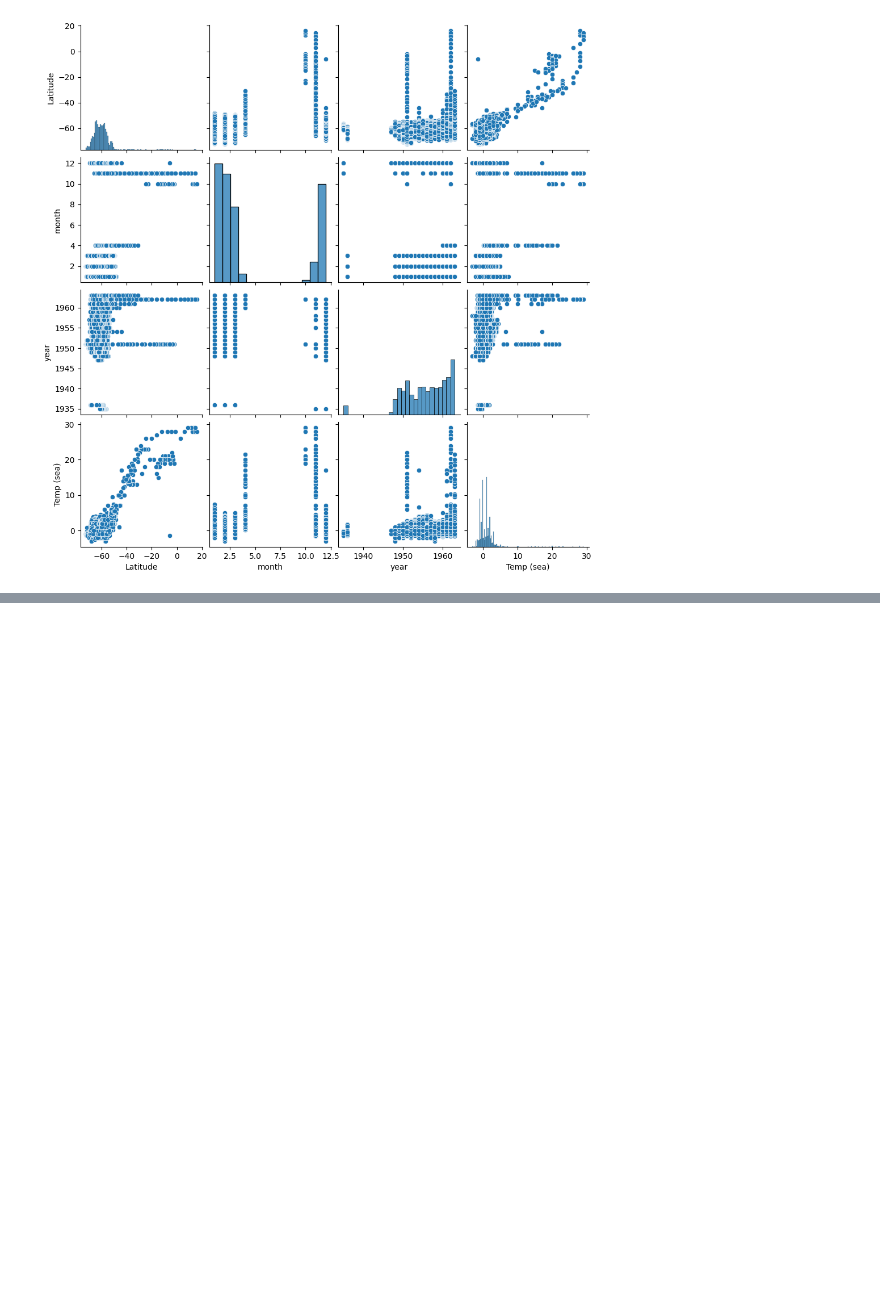
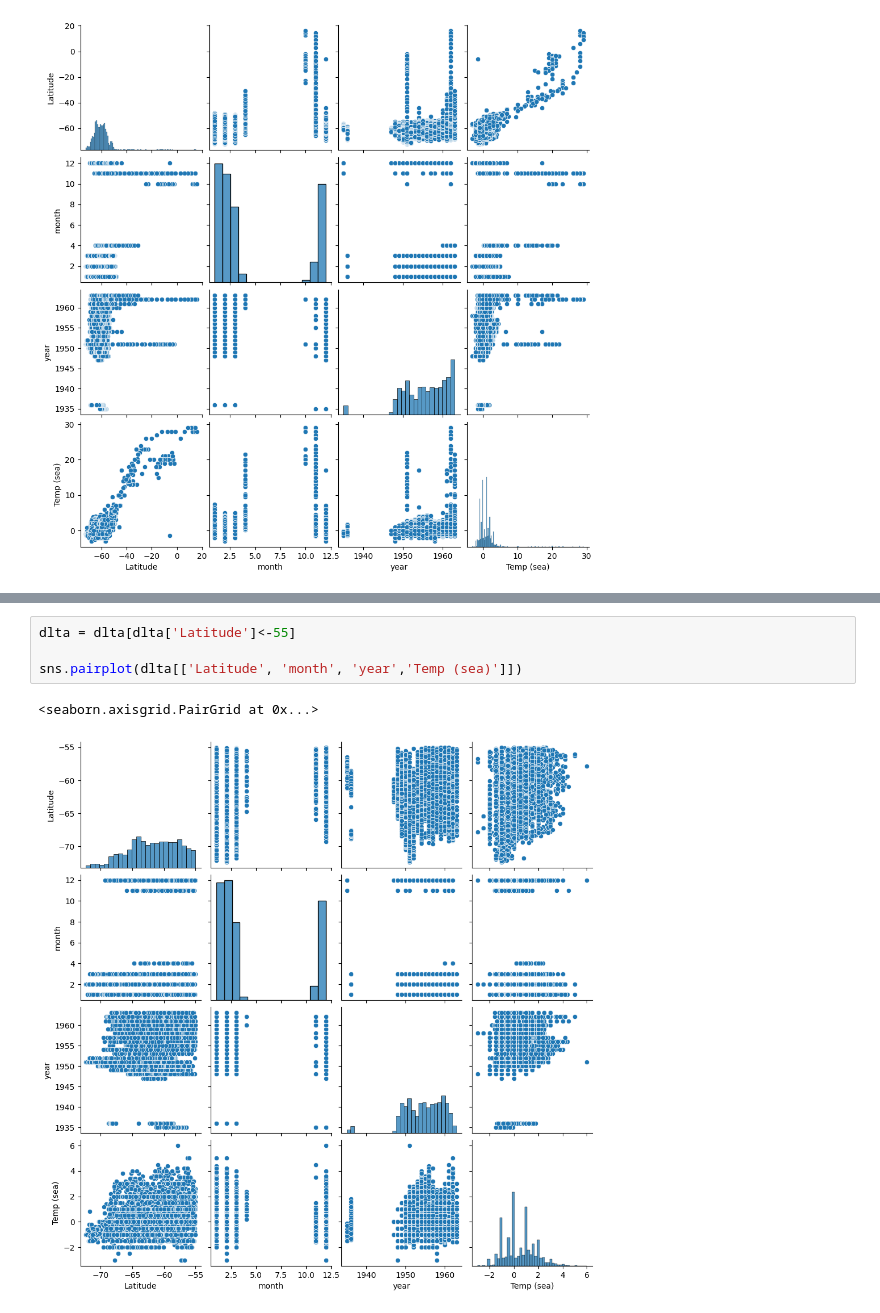
Before and after one commit to wandang2002/CDS-301, a Jupyter notebook: SST.ipynb, the cells around one changed output, grey strips where cells are left out. Saved outputs shown, nothing was run; the diff lists cells and outputs as text; blank space fills up the shorter version.

```diff
--- a/SST.ipynb
+++ b/SST.ipynb
@@ -298,0 +333,7 @@ sns.pairplot(dlta[['Latitude', 'month', 'year','Temp (sea)']])
+# %%
+dlta = dlta[dlta['Latitude']<-55]
+
+sns.pairplot(dlta[['Latitude', 'month', 'year','Temp (sea)']])
+# %% [output]
+<seaborn.axisgrid.PairGrid at 0x...>
+[figure, added]
```
Also changed, not shown: parts of 4 cells of this notebook.
